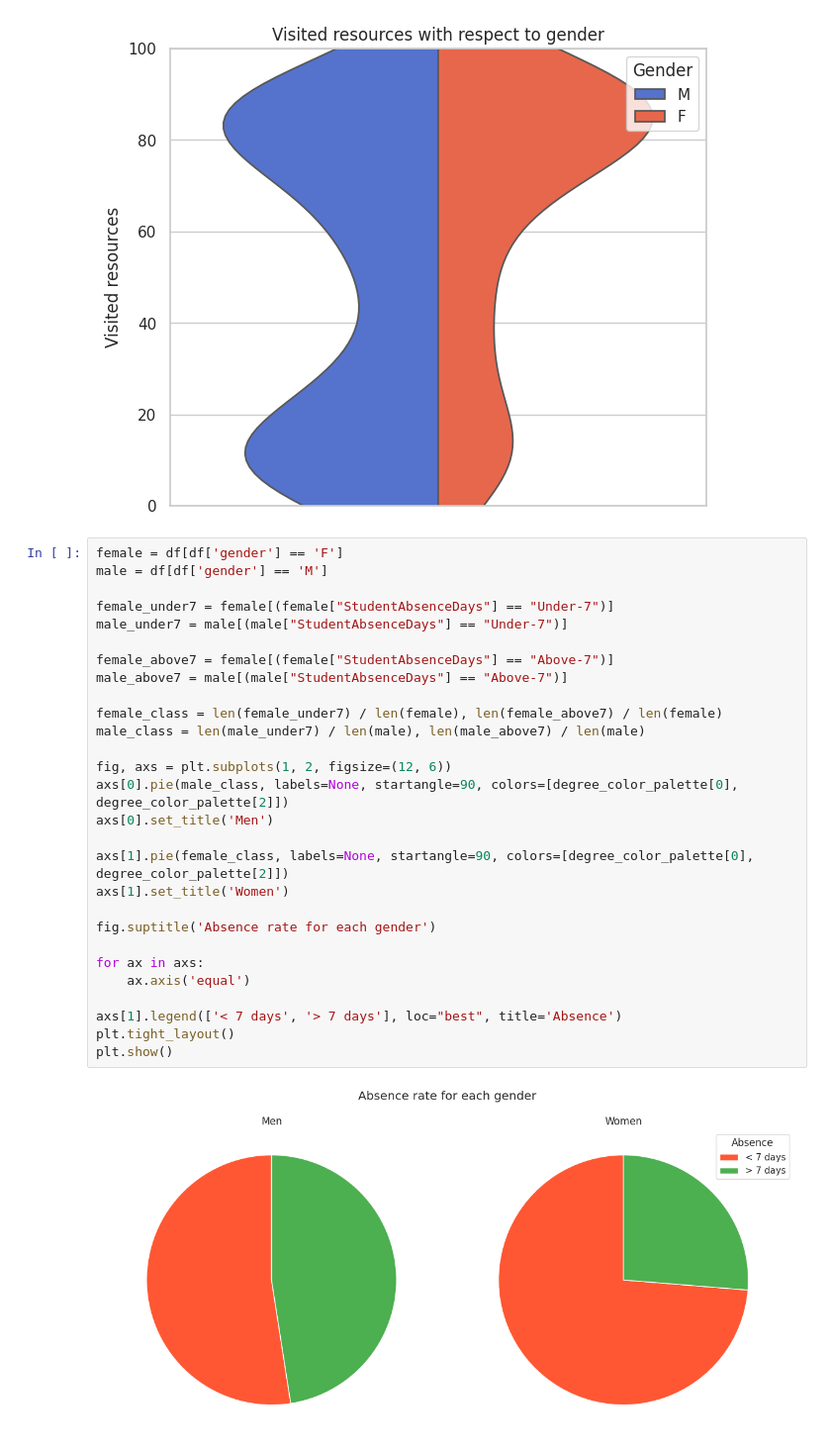
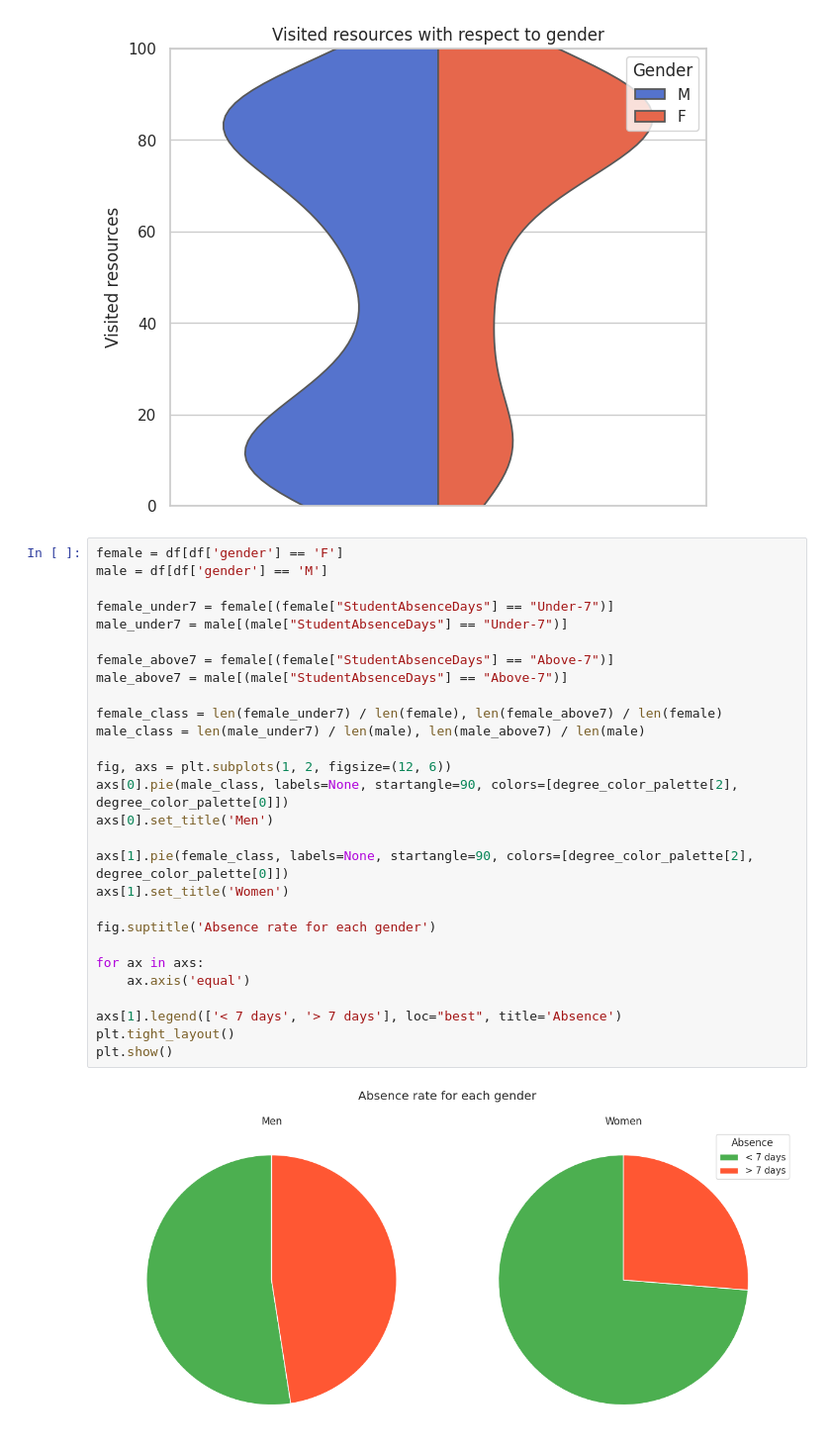
Before and after one commit to vasia-korz/ml_case_study, a Jupyter notebook: attribute_analysis.ipynb, the cells around one changed output. Shown at 99% size. Drawn from its saved outputs; the diff is of its cells as text.

Commit message:
Color order fix

```diff
--- a/attribute_analysis.ipynb
+++ b/attribute_analysis.ipynb
@@ -686,33 +686,33 @@ plt.show()
 # %%
 female = df[df['gender'] == 'F']
 male = df[df['gender'] == 'M']
 
 female_under7 = female[(female["StudentAbsenceDays"] == "Under-7")]
 male_under7 = male[(male["StudentAbsenceDays"] == "Under-7")]
 
 female_above7 = female[(female["StudentAbsenceDays"] == "Above-7")]
 male_above7 = male[(male["StudentAbsenceDays"] == "Above-7")]
 
 female_class = len(female_under7) / len(female), len(female_above7) / len(female)
 male_class = len(male_under7) / len(male), len(male_above7) / len(male)
 
 fig, axs = plt.subplots(1, 2, figsize=(12, 6))
-axs[0].pie(male_class, labels=None, startangle=90, colors=[degree_color_palette[0], degree_color_palette[2]])
+axs[0].pie(male_class, labels=None, startangle=90, colors=[degree_color_palette[2], degree_color_palette[0]])
 axs[0].set_title('Men')
 
-axs[1].pie(female_class, labels=None, startangle=90, colors=[degree_color_palette[0], degree_color_palette[2]])
+axs[1].pie(female_class, labels=None, startangle=90, colors=[degree_color_palette[2], degree_color_palette[0]])
 axs[1].set_title('Women')
 
 fig.suptitle('Absence rate for each gender')
 
 for ax in axs:
     ax.axis('equal')
 
 axs[1].legend(['< 7 days', '> 7 days'], loc="best", title='Absence')
 plt.tight_layout()
 plt.show()
 # %% [output]
-[figure, old version]
+[figure, new version]
 # %%
 # NOT THAT INTERESTING
 
```
Also changed, not shown: parts of 5 cells of this notebook.
